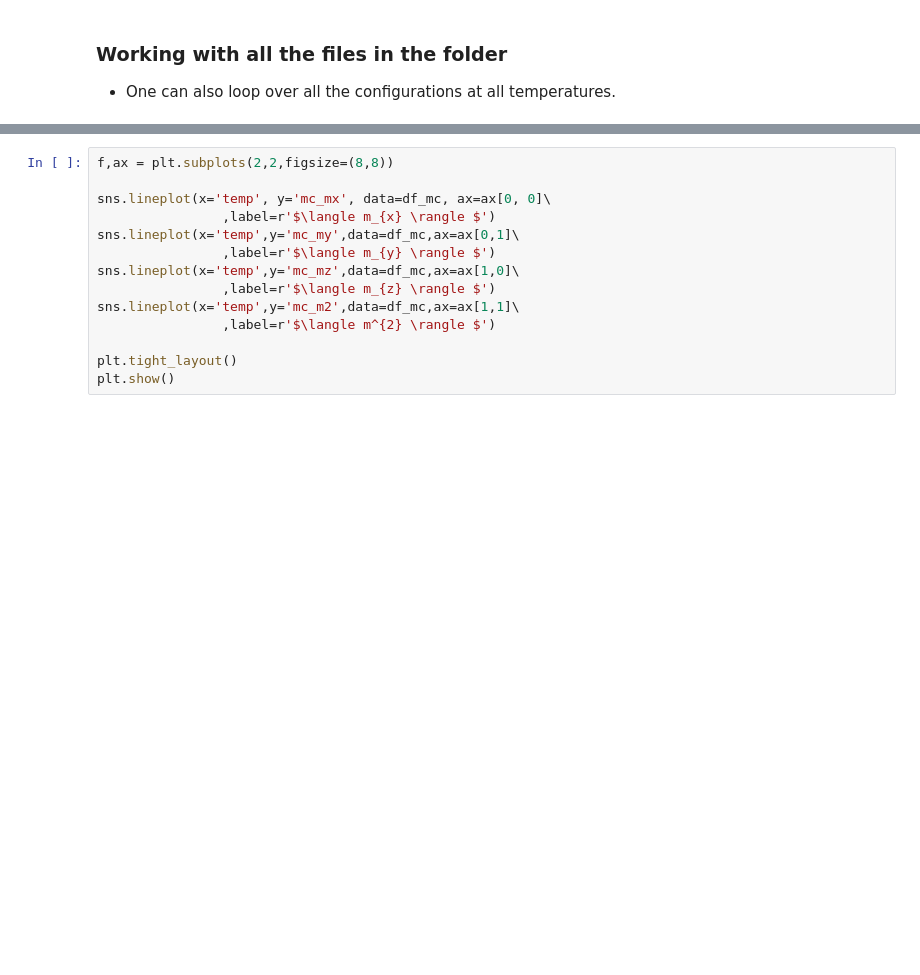
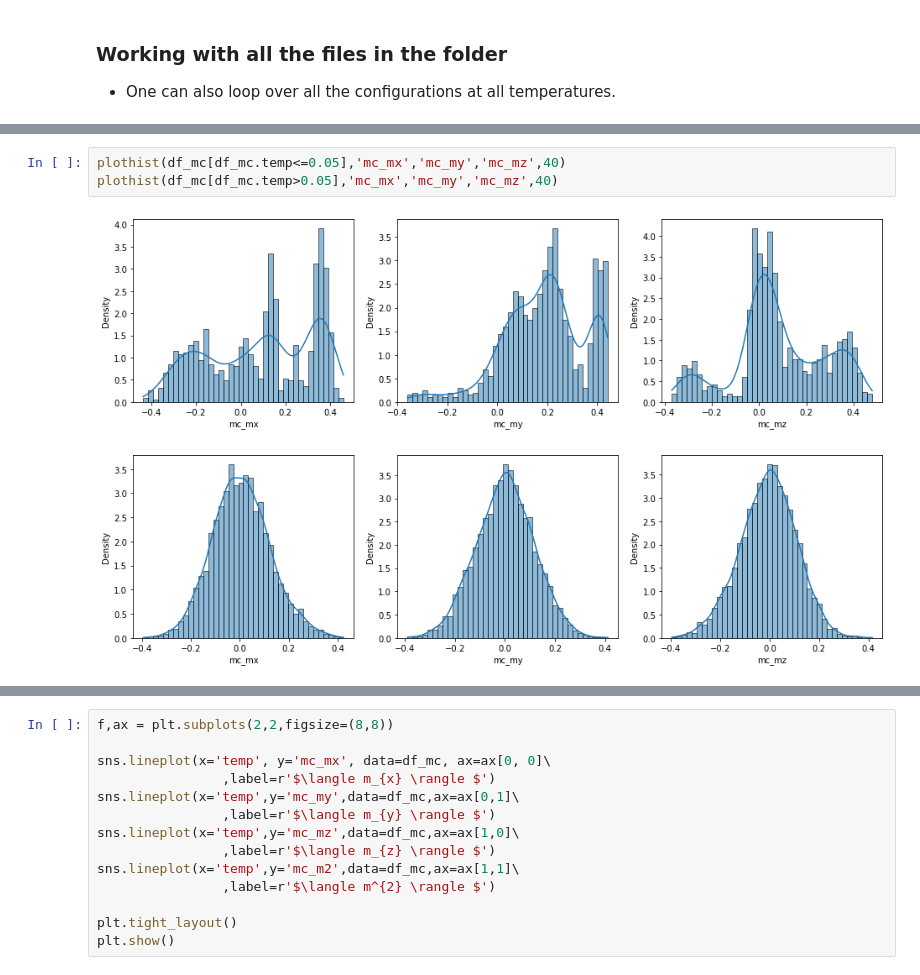
Before and after one commit to Shashi1a/tca_ptca, a Jupyter notebook: spinspincorr.ipynb, the cells around one changed output, grey strips where cells are left out. Cells and saved outputs as stored; diff of their text form; blank space fills up the shorter version.

```diff
--- a/spinspincorr.ipynb
+++ b/spinspincorr.ipynb
@@ -477 +502,7 @@ df_m
+# %%
+plothist(df_mc[df_mc.temp<=0.05],'mc_mx','mc_my','mc_mz',40)
+plothist(df_mc[df_mc.temp>0.05],'mc_mx','mc_my','mc_mz',40)
+# %% [output]
+[figure, added]
+[figure, added]
 # %%
```
Also changed, not shown: parts of 14 cells of this notebook.
